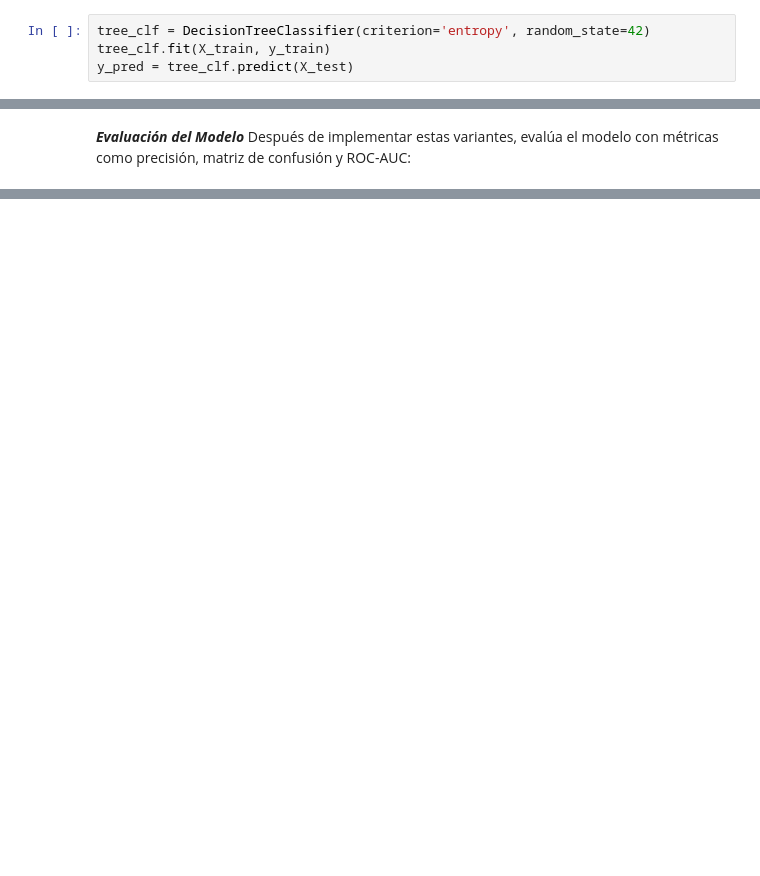
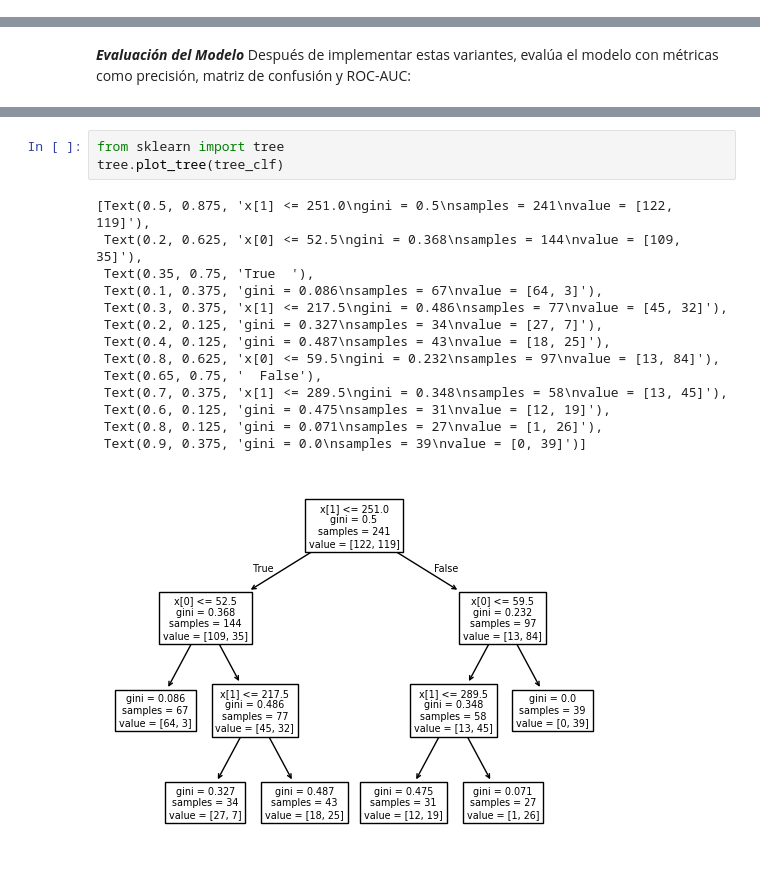
Before and after one commit to M4teoSandoval/Clase-Inteligencia-Artificiall, a Jupyter notebook: 2corte/Fundamento_Cuaderno_11_Árboles_de_Decisión_para_Clasificación.ipynb, the cells around one changed output, grey strips where cells are left out. Saved outputs shown, nothing was run; the diff lists cells and outputs as text; blank space fills up the shorter version.

```diff
--- a/2corte/Fundamento_Cuaderno_11_Árboles_de_Decisión_para_Clasificación.ipynb
+++ b/2corte/Fundamento_Cuaderno_11_Árboles_de_Decisión_para_Clasificación.ipynb
@@ -361,4 +448,0 @@ Por defecto, el Árbol de Decisión usa el criterio gini. También puedes probar
-# %%
-tree_clf = DecisionTreeClassifier(criterion='entropy', random_state=42)
-tree_clf.fit(X_train, y_train)
-y_pred = tree_clf.predict(X_test)
@@ -380,0 +498,18 @@ if len(np.unique(y_test)) > 1:
+# %%
+from sklearn import tree
+tree.plot_tree(tree_clf)
+# %% [output]
+[Text(0.5, 0.875, 'x[1] <= 251.0\ngini = 0.5\nsamples = 241\nvalue = [122, 119]'),
+ Text(0.2, 0.625, 'x[0] <= 52.5\ngini = 0.368\nsamples = 144\nvalue = [109, 35]'),
+ Text(0.35, 0.75, 'True  '),
+ Text(0.1, 0.375, 'gini = 0.086\nsamples = 67\nvalue = [64, 3]'),
+ Text(0.3, 0.375, 'x[1] <= 217.5\ngini = 0.486\nsamples = 77\nvalue = [45, 32]'),
+ Text(0.2, 0.125, 'gini = 0.327\nsamples = 34\nvalue = [27, 7]'),
+ Text(0.4, 0.125, 'gini = 0.487\nsamples = 43\nvalue = [18, 25]'),
+ Text(0.8, 0.625, 'x[0] <= 59.5\ngini = 0.232\nsamples = 97\nvalue = [13, 84]'),
+ Text(0.65, 0.75, '  False'),
+ Text(0.7, 0.375, 'x[1] <= 289.5\ngini = 0.348\nsamples = 58\nvalue = [13, 45]'),
+ Text(0.6, 0.125, 'gini = 0.475\nsamples = 31\nvalue = [12, 19]'),
+ Text(0.8, 0.125, 'gini = 0.071\nsamples = 27\nvalue = [1, 26]'),
+ Text(0.9, 0.375, 'gini = 0.0\nsamples = 39\nvalue = [0, 39]')]
+[figure, added]
```
Also changed, not shown: parts of 38 cells of this notebook.
